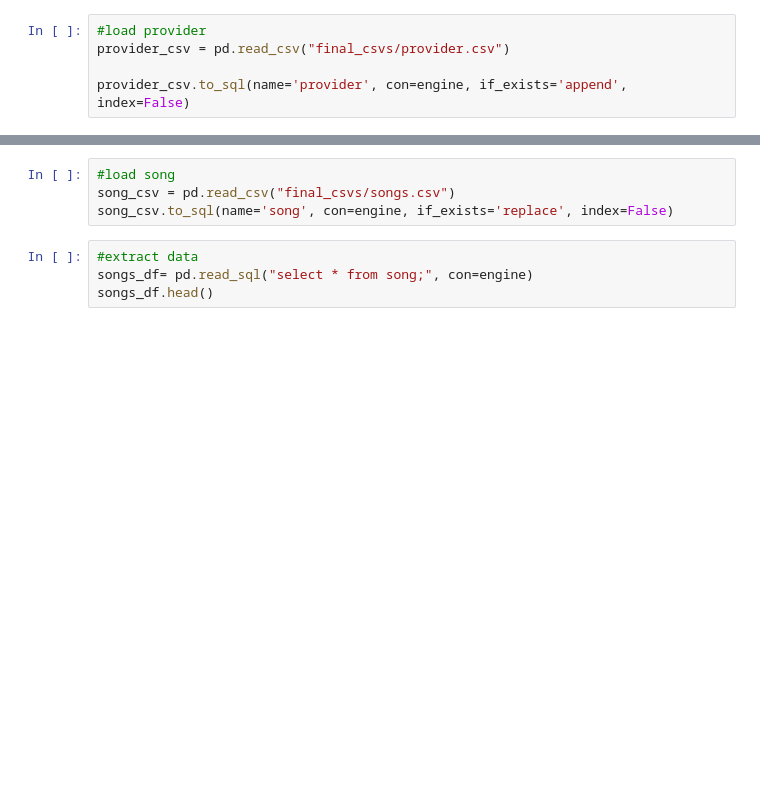
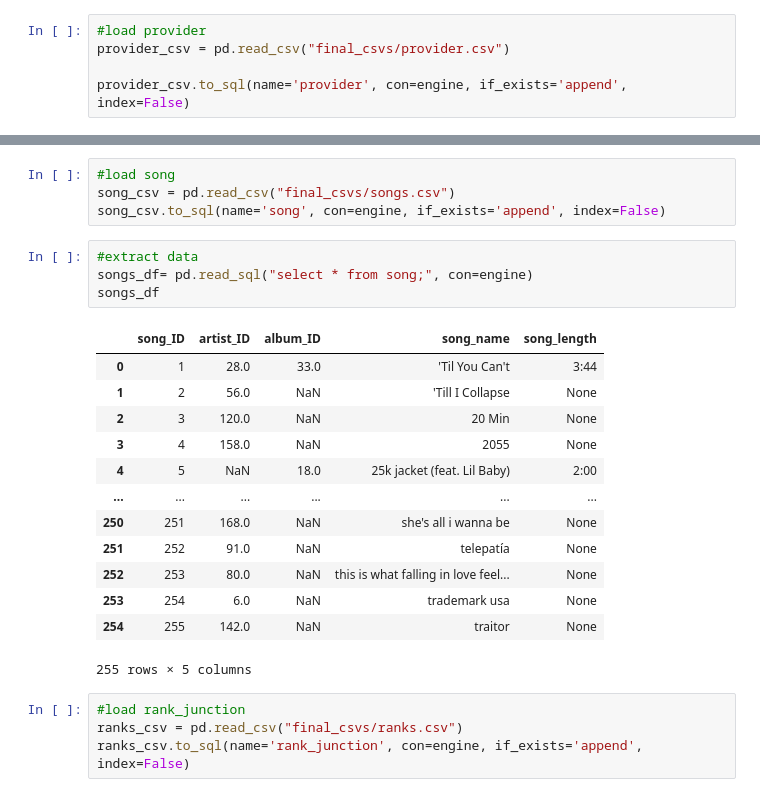
Before and after one commit to alvessab/project2_top_charts, a Jupyter notebook: load.ipynb, the cells around one changed output, grey strips where cells are left out. Drawn from its saved outputs; the diff is of its cells as text; blank space fills up the shorter version.

```diff
--- a/load.ipynb
+++ b/load.ipynb
@@ -148,8 +166,26 @@ album_df.loc[album_df.artist_ID >=1 ]
 # %%
 #load song
 song_csv = pd.read_csv("final_csvs/songs.csv")
-song_csv.to_sql(name='song', con=engine, if_exists='replace', index=False)
+song_csv.to_sql(name='song', con=engine, if_exists='append', index=False)
 # %%
 #extract data
 songs_df= pd.read_sql("select * from song;", con=engine)
-songs_df.head()
+songs_df
+# %% [output]
+|  | song_ID | artist_ID | album_ID | song_name | song_length |
+| 0 | 1 | 28.0 | 33.0 | 'Til You Can't | 3:44 |
+| 1 | 2 | 56.0 | NaN | 'Till I Collapse | None |
+| 2 | 3 | 120.0 | NaN | 20 Min | None |
+| 3 | 4 | 158.0 | NaN | 2055 | None |
+| 4 | 5 | NaN | 18.0 | 25k jacket (feat. Lil Baby) | 2:00 |
+| ... | ... | ... | ... | ... | ... |
+| 250 | 251 | 168.0 | NaN | she's all i wanna be | None |
+| 251 | 252 | 91.0 | NaN | telepatía | None |
+| 252 | 253 | 80.0 | NaN | this is what falling in love feel... | None |
+| 253 | 254 | 6.0 | NaN | trademark usa | None |
+| 254 | 255 | 142.0 | NaN | traitor | None |
+255 rows × 5 columns
+# %%
+#load rank_junction
+ranks_csv = pd.read_csv("final_csvs/ranks.csv")
+ranks_csv.to_sql(name='rank_junction', con=engine, if_exists='append', index=False)
```
Also changed, not shown: parts of 18 cells of this notebook, 8 other files.
